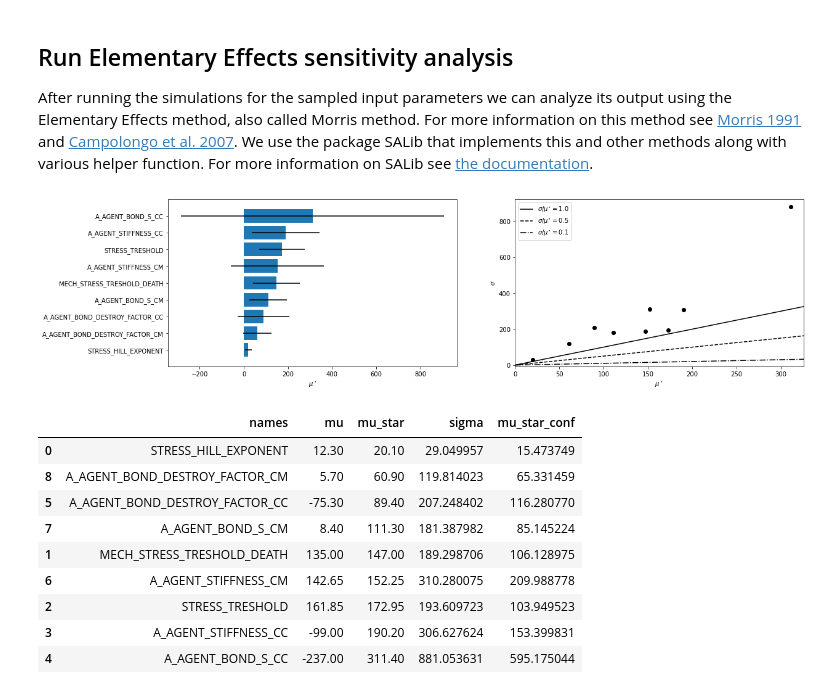
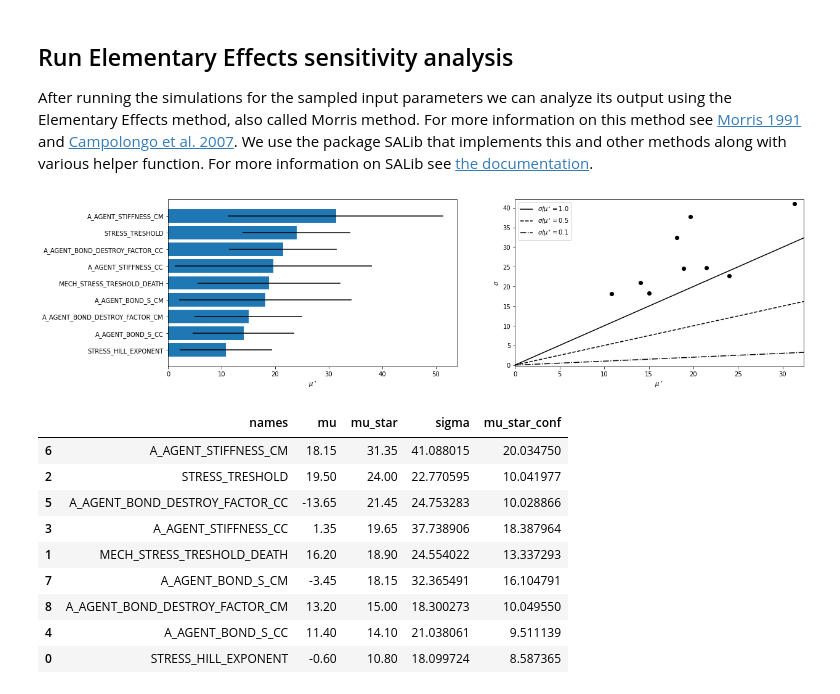
Before and after one commit to TheCMMC/biocellion-tools, a Jupyter notebook: 3.biocellion_SA_analyze.ipynb, the cells around one changed output. Saved outputs shown, nothing was run; the diff lists cells and outputs as text; code cells hidden in the pictures.

Commit message:
improve analysis notebook

```diff
--- a/3.biocellion_SA_analyze.ipynb
+++ b/3.biocellion_SA_analyze.ipynb
@@ -26,9 +26,11 @@ SEED = 20190605  # TODO, get seed from (to be) generated sample file
 After running the simulations for the sampled input parameters we can analyze its output using the Elementary Effects method, also called Morris method. For more information on this method see [Morris 1991](http://www.tandfonline.com/doi/abs/10.1080/00401706.1991.10484804) and [Campolongo et al. 2007](http://www.sciencedirect.com/science/article/pii/S1364815206002805). We use the package SALib that implements this and other methods along with various helper function. For more information on SALib see [the documentation](https://salib.readthedocs.io/en/latest/).
 # %%
 class Analysis:
-    def __init__(self, model_output_base_dir, output_specs = None, seed=None):
+    def __init__(self, model_output_base_dir, time_step=50000, state="attached", seed=None):
         self.model_output_base_dir = model_output_base_dir
-        self.output_specs = output_specs
+        self.time_step = time_step
+        self.state = state
+        self.seed = seed
 
         self.model_output = None
         self.output_location = None
@@ -69,7 +71,7 @@ class Analysis:
         get_state = False
         with open(filename, 'r' ) as f :
             for line in f:
-                if str(step) in line:
+                if f"{str(step)}/120000" in line:
 #                     print(line)
                     get_state=True
                 if (state in line) and get_state:
@@ -91,13 +93,13 @@ class Analysis:
         return model_outputs
 
 
-    def run(self, at_step = 50000, state = "attached", seed=None):
+    def run(self):
         param_sample = self._get_param_sample()
         problem = self._get_problem()
-        state_dict = {'live': 'Live Cells', 'attached': 'Live Attached Cells', 'dead': 'Death Cells', 'removed': 'Removed Cells'}
-        model_outputs = self._get_model_outputs(state_dict[state], at_step)
+        state_dict = {'alive': 'Live Cells', 'attached': 'Live Attached Cells', 'dead': 'Death Cells', 'removed': 'Removed Cells'}
+        model_outputs = self._get_model_outputs(state_dict[self.state], self.time_step)
 
-        self.sa_output = morris_analyze(problem, param_sample, model_outputs, seed = seed)
+        self.sa_output = morris_analyze(problem, param_sample, model_outputs, seed = self.seed)
 
 
     def plot(self):
@@ -105,29 +107,29 @@ class Analysis:
         fig.set_size_inches(18.5, 5)
         horizontal_bar_plot(ax[0], self.sa_output, {})
         covariance_plot(ax[1], self.sa_output, {})
-        fig.savefig(FIG_DIR / f"SA_{self.model_output_timestamp}.png")
+        fig.savefig(FIG_DIR / f"SA_{self.model_output_timestamp}_{self.state}_{self.time_step}.png")
 # %%
 model_output_base_dir = MODEL_DIR / "output_20210604-175935"
-analysis = Analysis(model_output_base_dir)
+analysis = Analysis(model_output_base_dir, time_step = 20000, state="attached", seed = SEED)
 # analysis.get_model_output()
-analysis.run(at_step = 50000, state="attached", seed = SEED)
+analysis.run()
 analysis.plot()
 # %% [output]
-[figure, old version]
+[figure, new version]
 # %%
 df = pd.DataFrame()
 results = analysis.sa_output
 keys = results.keys()
 results_df = df.from_dict(results)
-results_df.sort_values("mu_star")
+results_df.sort_values("mu_star", ascending=False)
 # %% [output]
 |  | names | mu | mu_star | sigma | mu_star_conf |
-| 0 | STRESS_HILL_EXPONENT | 12.30 | 20.10 | 29.049957 | 15.473749 |
-| 8 | A_AGENT_BOND_DESTROY_FACTOR_CM | 5.70 | 60.90 | 119.814023 | 65.331459 |
-| 5 | A_AGENT_BOND_DESTROY_FACTOR_CC | -75.30 | 89.40 | 207.248402 | 116.280770 |
-| 7 | A_AGENT_BOND_S_CM | 8.40 | 111.30 | 181.387982 | 85.145224 |
-| 1 | MECH_STRESS_TRESHOLD_DEATH | 135.00 | 147.00 | 189.298706 | 106.128975 |
-| 6 | A_AGENT_STIFFNESS_CM | 142.65 | 152.25 | 310.280075 | 209.988778 |
-| 2 | STRESS_TRESHOLD | 161.85 | 172.95 | 193.609723 | 103.949523 |
-| 3 | A_AGENT_STIFFNESS_CC | -99.00 | 190.20 | 306.627624 | 153.399831 |
-| 4 | A_AGENT_BOND_S_CC | -237.00 | 311.40 | 881.053631 | 595.175044 |
+| 6 | A_AGENT_STIFFNESS_CM | 18.15 | 31.35 | 41.088015 | 20.034750 |
+| 2 | STRESS_TRESHOLD | 19.50 | 24.00 | 22.770595 | 10.041977 |
+| 5 | A_AGENT_BOND_DESTROY_FACTOR_CC | -13.65 | 21.45 | 24.753283 | 10.028866 |
+| 3 | A_AGENT_STIFFNESS_CC | 1.35 | 19.65 | 37.738906 | 18.387964 |
+| 1 | MECH_STRESS_TRESHOLD_DEATH | 16.20 | 18.90 | 24.554022 | 13.337293 |
+| 7 | A_AGENT_BOND_S_CM | -3.45 | 18.15 | 32.365491 | 16.104791 |
+| 8 | A_AGENT_BOND_DESTROY_FACTOR_CM | 13.20 | 15.00 | 18.300273 | 10.049550 |
+| 4 | A_AGENT_BOND_S_CC | 11.40 | 14.10 | 21.038061 | 9.511139 |
+| 0 | STRESS_HILL_EXPONENT | -0.60 | 10.80 | 18.099724 | 8.587365 |
```
Also changed, not shown: parts of 2 cells of this notebook.
